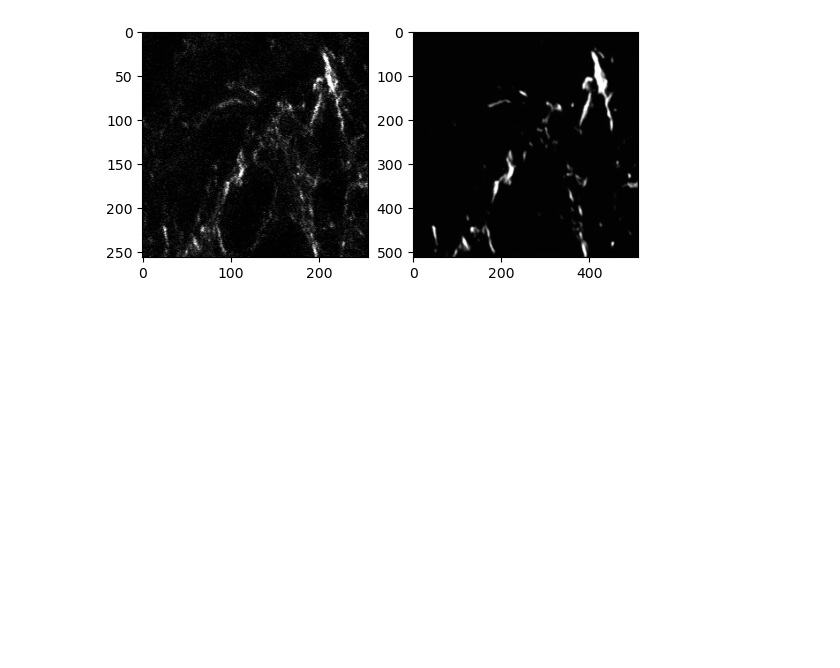
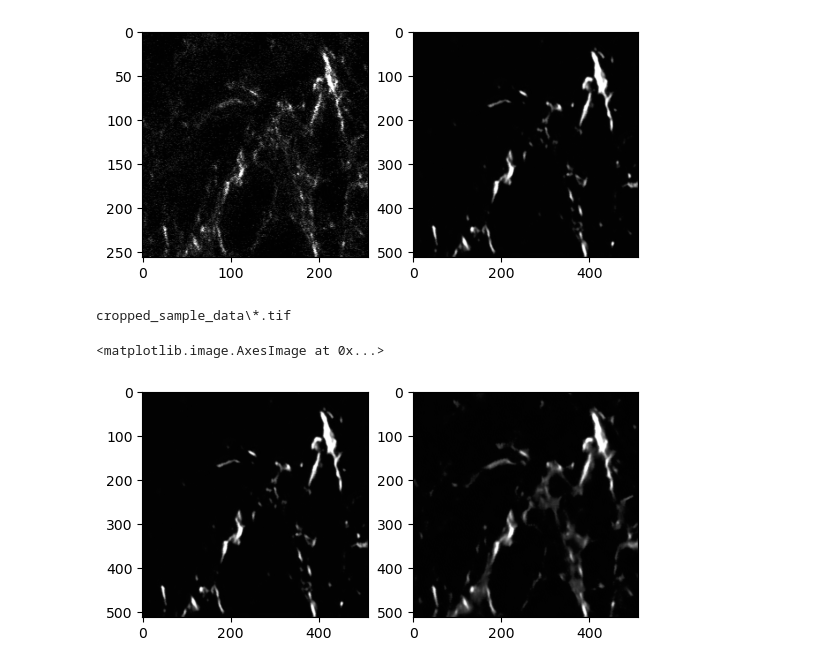
Before and after one commit to aarush-umap/realtime-lsm-tools, a Jupyter notebook: lsm-run-time-enhancement/super-resolution_sandbox.ipynb, the cells around one changed output. Drawn from its saved outputs; the diff is of its cells as text; code cells hidden in the pictures; blank space fills up the shorter version.

Commit message:
Testing diff between script

```diff
--- a/lsm-run-time-enhancement/super-resolution_sandbox.ipynb
+++ b/lsm-run-time-enhancement/super-resolution_sandbox.ipynb
@@ -31,7 +31,8 @@ cropped_sample_data/input\*.tif
 # %%
 vmin, vmax, fail_names = compute_norm_range('cropped_sample_data', ext='tif', percentiles=(1, 99.5), sample_r=1)
 config = yaml.load(open("model_config.yaml", "r"), Loader=yaml.FullLoader)
-config['dataset'] = 'cropped/sample_data'
+config['dataset'] = 'cropped_sample_data'
+config['norm-range'] = [int(vmin), int(vmax)]
 # %% [output]
 cropped_sample_data\*.tif
 # %% [markdown]
@@ -63,3 +64,14 @@ ax[1].imshow(output, cmap='gray')
 # %% [output]
 <matplotlib.image.AxesImage at 0x...>
 [figure]
+# %%
+from super_resolution_script import compute_sr
+script_out = compute_sr()
+
+fig, ax = plt.subplots(nrows=1, ncols=2)
+ax[0].imshow(output, cmap='gray')
+ax[1].imshow(script_out, cmap='gray')
+# %% [output]
+cropped_sample_data\*.tif
+<matplotlib.image.AxesImage at 0x...>
+[figure, added]
```
